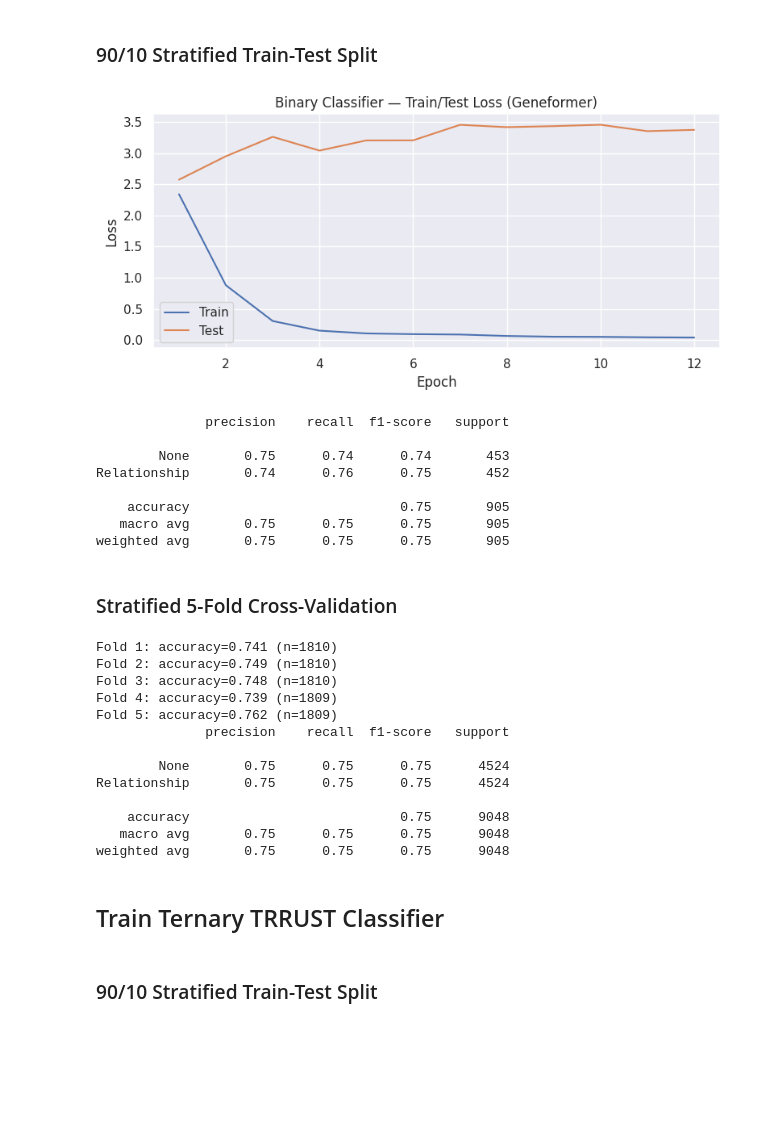
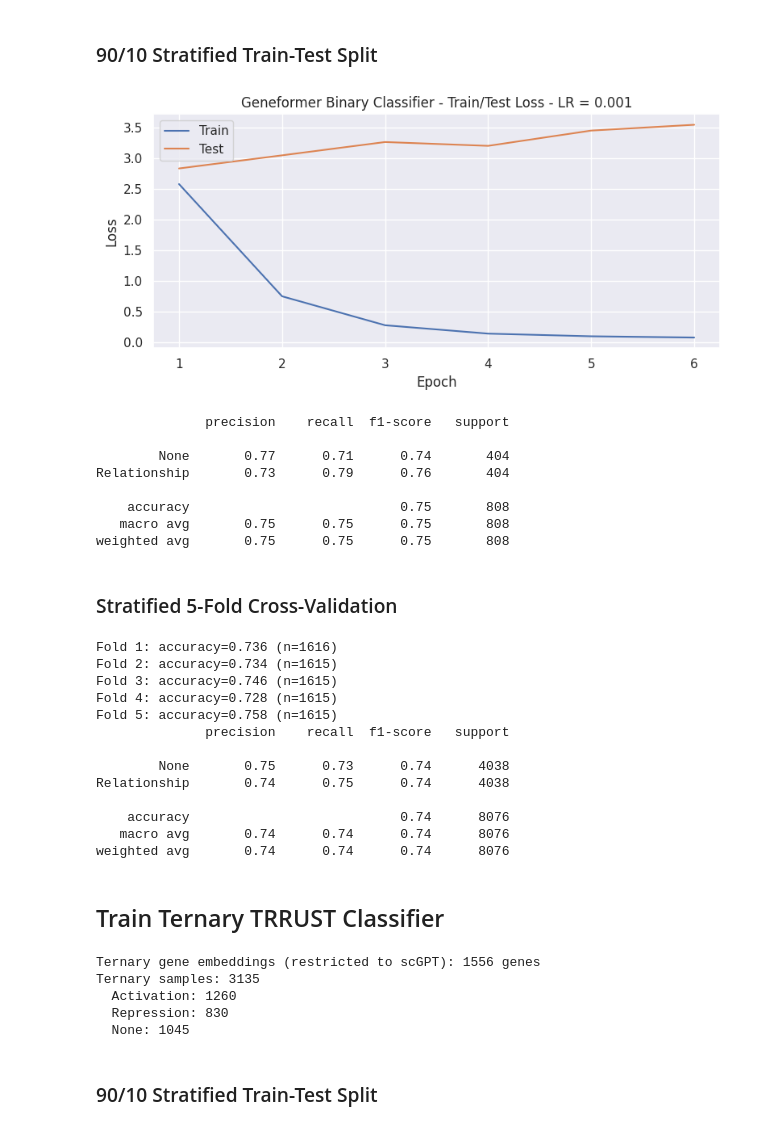
Before and after one commit to chasty2/scFM_benchmarking, a Jupyter notebook: notebooks/get_geneformer_embeddings.ipynb, the cells around one changed output. Saved outputs shown, nothing was run; the diff lists cells and outputs as text; code cells hidden in the pictures; blank space fills up the shorter version.

```diff
--- a/notebooks/get_geneformer_embeddings.ipynb
+++ b/notebooks/get_geneformer_embeddings.ipynb
@@ -262,8 +262,7 @@ from scfm_utils.trrust import (
 TRRUST_PATH = Path("../data/trrust_rawdata.human.tsv")
 DEVICE = torch.device("cuda" if torch.cuda.is_available() else "cpu")
 BATCH_SIZE = 64
-LR = 1e-3
-BINARY_EPOCHS = 12
+
 
 # Load geneformer embeddings from CSV (CD20+ B cells)
 emb_df = pd.read_csv(OUTPUT_DIR / "gene_embs_cd20.csv", index_col=0)
@@ -294,6 +301,9 @@ for label_id, name in BINARY_LABEL_NAMES.items():
 # %% [markdown]
 ### 90/10 Stratified Train-Test Split
 # %%
+BINARY_LR = 1e-3
+BINARY_EPOCHS = 6
+
 tf_tensor = torch.from_numpy(binary_data.tf_embeddings).float()
 tgt_tensor = torch.from_numpy(binary_data.target_embeddings).float()
 label_tensor = torch.from_numpy(binary_data.labels).long()
@@ -331,43 +341,43 @@ for epoch in range(BINARY_EPOCHS):
     classifier.eval()
     test_loss = 0.0
     with torch.no_grad():
         for tf_b, tgt_b, lbl_b in test_loader:
             tf_b, tgt_b, lbl_b = tf_b.to(DEVICE), tgt_b.to(DEVICE), lbl_b.to(DEVICE)
             logits = classifier(tf_b, tgt_b)
             test_loss += criterion(logits, lbl_b).item() * len(lbl_b)
     test_losses.append(test_loss / len(test_idx))
 
 epochs = range(1, BINARY_EPOCHS + 1)
 plt.figure(figsize=(8, 4))
 plt.plot(epochs, train_losses, label="Train")
 plt.plot(epochs, test_losses, label="Test")
 plt.xlabel("Epoch")
 plt.ylabel("Loss")
-plt.title("Binary Classifier — Train/Test Loss (Geneformer)")
+plt.title(f"Geneformer Binary Classifier - Train/Test Loss - LR = {BINARY_LR}")
 plt.legend()
 plt.tight_layout()
 plt.show()
 
 classifier.eval()
 all_preds = []
 with torch.no_grad():
     for tf_b, tgt_b, lbl_b in test_loader:
         logits = classifier(tf_b.to(DEVICE), tgt_b.to(DEVICE))
         all_preds.append(logits.argmax(dim=1).cpu())
 all_preds = torch.cat(all_preds).numpy()
 
 target_names = [BINARY_LABEL_NAMES[i] for i in range(n_classes)]
 print(classification_report(binary_data.labels[test_idx], all_preds, target_names=target_names))
 # %% [output]
-[figure, old version]
+[figure, new version]
               precision    recall  f1-score   support
 
-        None       0.75      0.74      0.74       453
-Relationship       0.74      0.76      0.75       452
+        None       0.77      0.71      0.74       404
+Relationship       0.73      0.79      0.76       404
 
-    accuracy                           0.75       905
-   macro avg       0.75      0.75      0.75       905
-weighted avg       0.75      0.75      0.75       905
+    accuracy                           0.75       808
+   macro avg       0.75      0.75      0.75       808
+weighted avg       0.75      0.75      0.75       808
 # %% [markdown]
 ### Stratified 5-Fold Cross-Validation
 # %%
@@ -410,25 +420,24 @@ for fold, (train_idx, test_idx) in enumerate(skf.split(tf_tensor, label_tensor))
 target_names = [BINARY_LABEL_NAMES[i] for i in range(n_classes)]
 print(classification_report(binary_data.labels, all_preds, target_names=target_names))
 # %% [output]
-Fold 1: accuracy=0.741 (n=1810)
-Fold 2: accuracy=0.749 (n=1810)
-Fold 3: accuracy=0.748 (n=1810)
-Fold 4: accuracy=0.739 (n=1809)
-Fold 5: accuracy=0.762 (n=1809)
+Fold 1: accuracy=0.736 (n=1616)
+Fold 2: accuracy=0.734 (n=1615)
+Fold 3: accuracy=0.746 (n=1615)
+Fold 4: accuracy=0.728 (n=1615)
+Fold 5: accuracy=0.758 (n=1615)
               precision    recall  f1-score   support
 
-        None       0.75      0.75      0.75      4524
-Relationship       0.75      0.75      0.75      4524
+        None       0.75      0.73      0.74      4038
+Relationship       0.74      0.75      0.74      4038
 
-    accuracy                           0.75      9048
-   macro avg       0.75      0.75      0.75      9048
-weighted avg       0.75      0.75      0.75      9048
+    accuracy                           0.74      8076
+   macro avg       0.74      0.74      0.74      8076
+weighted avg       0.74      0.74      0.74      8076
 # %% [markdown]
 ## Train Ternary TRRUST Classifier
 # %%
 from scfm_utils.trrust import TERNARY_LABEL_NAMES, TERNARY_LABELS, load_ternary_trrust_data
 
-TERNARY_EPOCHS = 12
 
 # Restrict to scGPT ternary gene list for cross-model comparability
 scgpt_ternary_genes = set(Path("../data/scgpt_ternary_genes.txt").read_text().split())
@@ -439,6 +448,12 @@ ternary_data = load_ternary_trrust_data(TRRUST_PATH, ternary_gene_embeddings)
 print(f"Ternary samples: {len(ternary_data.records)}")
 for label_id, name in TERNARY_LABEL_NAMES.items():
     print(f"  {name}: {(ternary_data.labels == label_id).sum()}")
+# %% [output]
+Ternary gene embeddings (restricted to scGPT): 1556 genes
+Ternary samples: 3135
+  Activation: 1260
+  Repression: 830
+  None: 1045
 # %% [markdown]
 ### 90/10 Stratified Train-Test Split
 # %%
```
Also changed, not shown: parts of 4 cells of this notebook, 23 other files.
